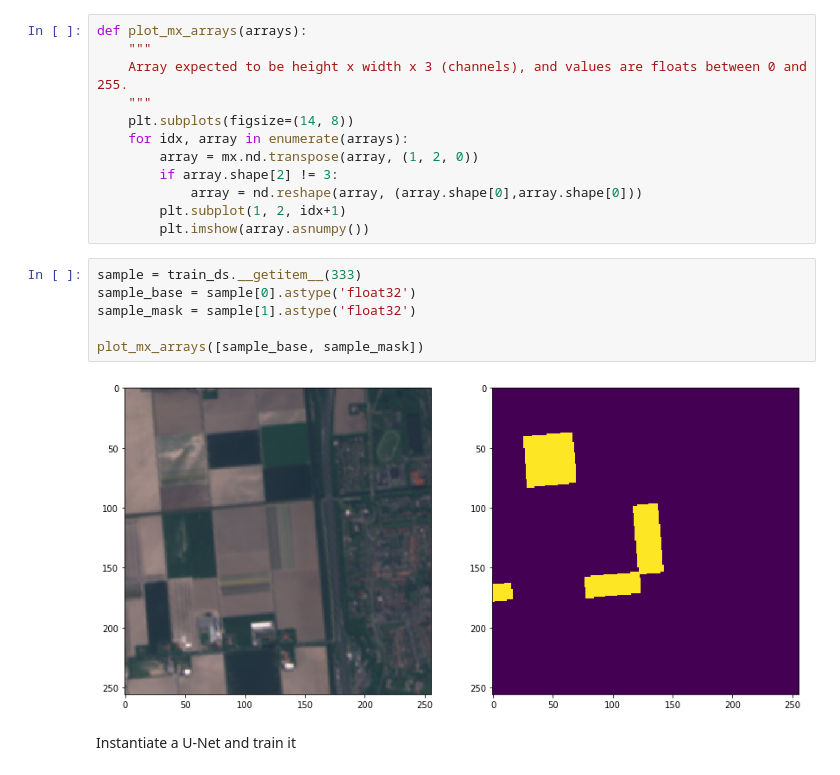
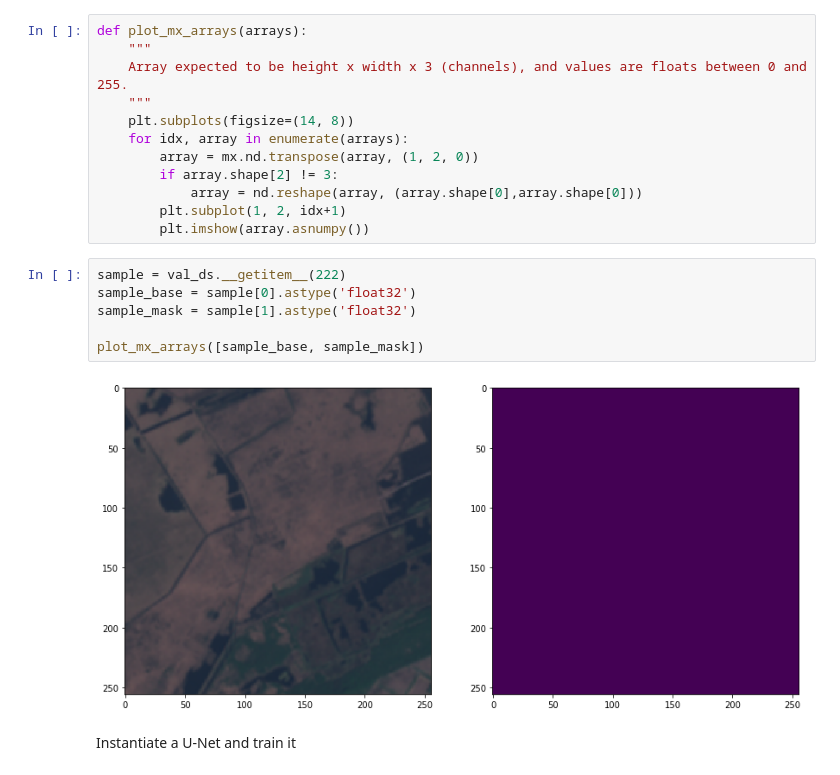
Before and after one commit to smarthi/satellite-images, a Jupyter notebook: segmentation/segmentation.ipynb, the cells around one changed output. Cells and saved outputs as stored; diff of their text form.

```diff
--- a/segmentation/segmentation.ipynb
+++ b/segmentation/segmentation.ipynb
@@ -444,13 +428,13 @@ def plot_mx_arrays(arrays):
         plt.subplot(1, 2, idx+1)
         plt.imshow(array.asnumpy())
 # %%
-sample = train_ds.__getitem__(333)
+sample = val_ds.__getitem__(222)
 sample_base = sample[0].astype('float32')
 sample_mask = sample[1].astype('float32')
 
 plot_mx_arrays([sample_base, sample_mask])
 # %% [output]
-[figure, old version]
+[figure, new version]
 # %% [markdown]
 Instantiate a U-Net and train it
 # %%
```
Also changed, not shown: parts of 14 cells of this notebook, 6 other files.
